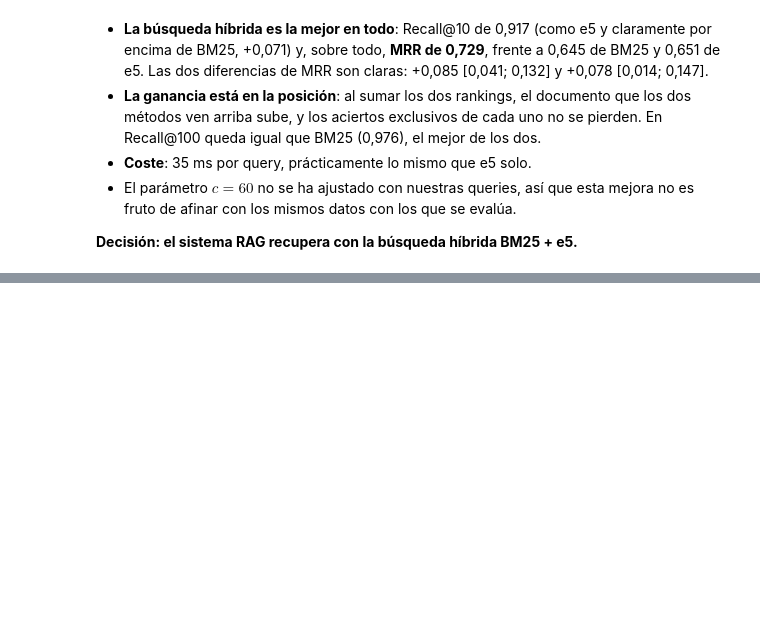
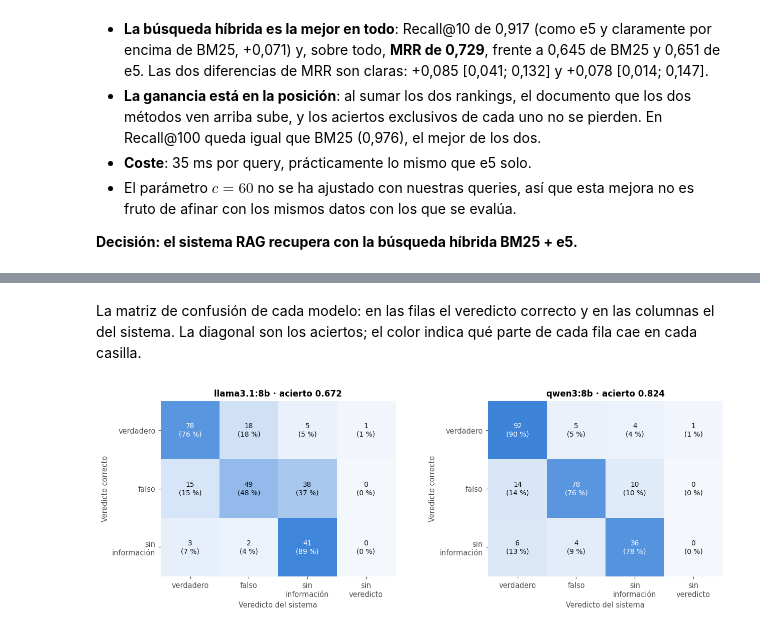
Before and after one commit to ruben-diaz-2004/Fact-checking_system, a Jupyter notebook: notebooks/hito2.ipynb, the cells around one changed output, grey strips where cells are left out. Cells and saved outputs as stored; diff of their text form; code cells hidden in the pictures; blank space fills up the shorter version.

Commit message:
Hito 2: generación con qwen3:8b y evaluación con 250 afirmaciones

```diff
--- a/notebooks/hito2.ipynb
+++ b/notebooks/hito2.ipynb
@@ -451,0 +674,9 @@ plt.show()
+# %%
+for aid in ['a001', 'a002', 'a002_es', 'a172', 'a198_es']:
+    a = afirmaciones[aid]
+    r = verificar(a['afirmacion'])
+    print(f"── {aid} · correcto: {a['etiqueta']} · búsqueda {r['t_busqueda']:.2f} s, LLM {r['t_llm']:.1f} s ──")
+    print(formatea(r))
+    if r['veredicto'] == 'sin_informacion':
+        print(f"  (Explicación del LLM, no se muestra: {r['explicacion']})")
+    print()
@@ -451,0 +861,9 @@ plt.show()
+# %%
+conjunto = pd.DataFrame(afirmaciones.values())
+print(f'{len(conjunto)} afirmaciones\n')
+print(pd.crosstab([conjunto['etiqueta'], conjunto['origen']], conjunto['idioma'], margins=True, margins_name='total').to_string())
+
+print('\nEjemplos:')
+for aid in ['a003', 'a004', 'a175', 'a204', 'a175_es']:
+    a = afirmaciones[aid]
+    print(f"  {aid:8s} {a['etiqueta']:16s} {a['origen']:15s} {a['afirmacion']}")
@@ -451,0 +1045,28 @@ plt.show()
+# %% [markdown]
+La matriz de confusión de cada modelo: en las filas el veredicto correcto y en las columnas el del sistema. La diagonal son los aciertos; el color indica qué parte de cada fila cae en cada casilla.
+# %%
+from matplotlib.colors import LinearSegmentedColormap
+AZULES = LinearSegmentedColormap.from_list('azules', ['#f4f8fd', '#2a78d6'])
+columnas = ETIQUETAS + ['(ninguno)']
+nombres = ['verdadero', 'falso', 'sin\ninformación', 'sin\nveredicto']
+
+fig, axes = plt.subplots(1, 2, figsize=(12, 4.2))
+for ax, (modelo, e) in zip(axes, ev.items()):
+    m = pd.crosstab(e['etiqueta'], e['veredicto'].fillna('(ninguno)')).reindex(index=ETIQUETAS, columns=columnas, fill_value=0)
+    prop = m.div(m.sum(axis=1), axis=0)
+    ax.imshow(prop.values, cmap=AZULES, vmin=0, vmax=1)
+    for i in range(m.shape[0]):
+        for j in range(m.shape[1]):
+            ax.text(j, i, f'{m.iat[i, j]}\n({100 * prop.iat[i, j]:.0f} %)', ha='center', va='center', fontsize=9,
+                    color='white' if prop.iat[i, j] > 0.55 else '#0b0b0b')
+    ax.set_xticks(range(len(columnas)), nombres)
+    ax.set_yticks(range(len(ETIQUETAS)), nombres[:3])
+    ax.set(xlabel='Veredicto del sistema', ylabel='Veredicto correcto',
+           title=f"{modelo} · acierto {e['acierta'].mean():.3f}")
+    ax.grid(False)
+    for lado in ax.spines.values():
+        lado.set_visible(False)
+plt.tight_layout()
+plt.show()
+# %% [output]
+[figure, added]
```
Also changed, not shown: parts of 35 cells of this notebook, 1 other file.
